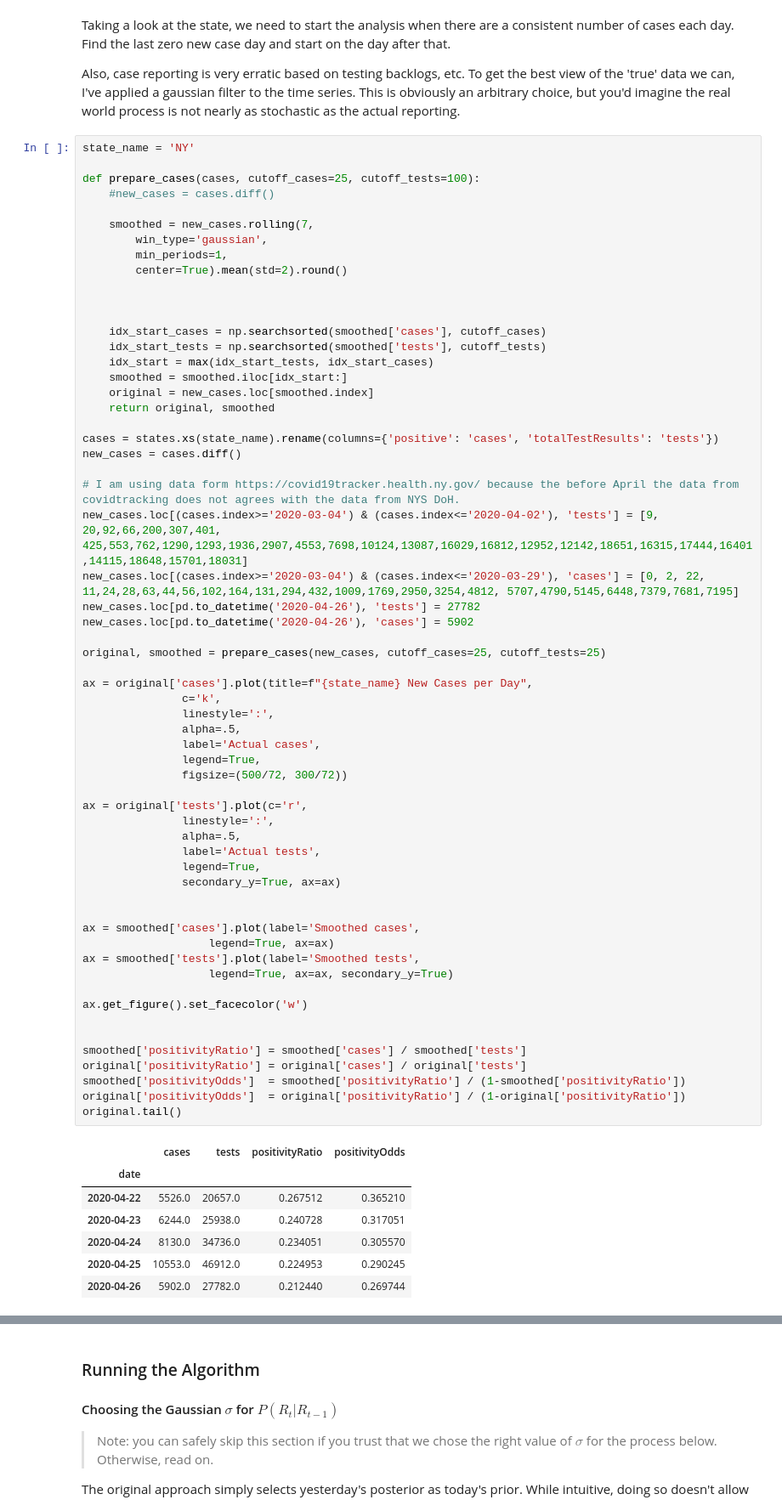
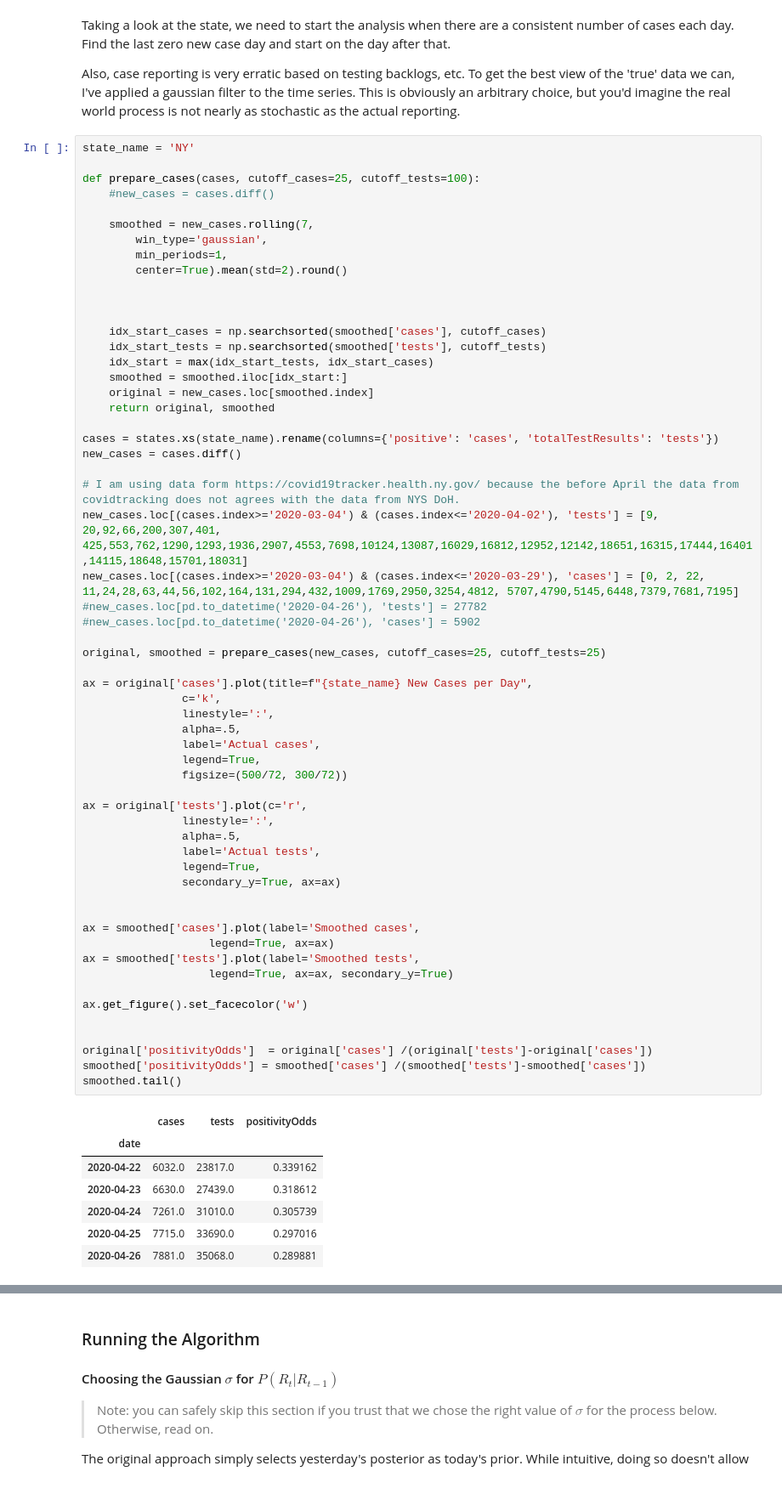
Before and after one commit to ababino/covid-19, a Jupyter notebook: Realtime R0 with binomial.ipynb, the cells around one changed output, grey strips where cells are left out. Shown: that part at 85% size. Saved outputs shown, nothing was run; the diff lists cells and outputs as text.

```diff
--- a/Realtime R0 with binomial.ipynb
+++ b/Realtime R0 with binomial.ipynb
@@ -296,48 +296,46 @@ new_cases = cases.diff()
 # I am using data form https://covid19tracker.health.ny.gov/ because the before April the data from covidtracking does not agrees with the data from NYS DoH.
 new_cases.loc[(cases.index>='2020-03-04') & (cases.index<='2020-04-02'), 'tests'] = [9, 20,92,66,200,307,401, 425,553,762,1290,1293,1936,2907,4553,7698,10124,13087,16029,16812,12952,12142,18651,16315,17444,16401,14115,18648,15701,18031]
 new_cases.loc[(cases.index>='2020-03-04') & (cases.index<='2020-03-29'), 'cases'] = [0, 2, 22, 11,24,28,63,44,56,102,164,131,294,432,1009,1769,2950,3254,4812, 5707,4790,5145,6448,7379,7681,7195]
-new_cases.loc[pd.to_datetime('2020-04-26'), 'tests'] = 27782
-new_cases.loc[pd.to_datetime('2020-04-26'), 'cases'] = 5902
+#new_cases.loc[pd.to_datetime('2020-04-26'), 'tests'] = 27782
+#new_cases.loc[pd.to_datetime('2020-04-26'), 'cases'] = 5902
 
 original, smoothed = prepare_cases(new_cases, cutoff_cases=25, cutoff_tests=25)
 
 ax = original['cases'].plot(title=f"{state_name} New Cases per Day",
                c='k',
                linestyle=':',
                alpha=.5,
                label='Actual cases',
                legend=True,
                figsize=(500/72, 300/72))
 
 ax = original['tests'].plot(c='r',
                linestyle=':',
                alpha=.5,
                label='Actual tests',
                legend=True,
                secondary_y=True, ax=ax)
 
 
 ax = smoothed['cases'].plot(label='Smoothed cases',
                    legend=True, ax=ax)
 ax = smoothed['tests'].plot(label='Smoothed tests',
                    legend=True, ax=ax, secondary_y=True)
 
 ax.get_figure().set_facecolor('w')
 
 
-smoothed['positivityRatio'] = smoothed['cases'] / smoothed['tests']
-original['positivityRatio'] = original['cases'] / original['tests']
-smoothed['positivityOdds']  = smoothed['positivityRatio'] / (1-smoothed['positivityRatio'])
-original['positivityOdds']  = original['positivityRatio'] / (1-original['positivityRatio'])
-original.tail()
+original['positivityOdds']  = original['cases'] /(original['tests']-original['cases'])
+smoothed['positivityOdds'] = smoothed['cases'] /(smoothed['tests']-smoothed['cases'])
+smoothed.tail()
 # %% [output]
-|  | cases | tests | positivityRatio | positivityOdds |
-| date |  |  |  |  |
-| 2020-04-22 | 5526.0 | 20657.0 | 0.267512 | 0.365210 |
-| 2020-04-23 | 6244.0 | 25938.0 | 0.240728 | 0.317051 |
-| 2020-04-24 | 8130.0 | 34736.0 | 0.234051 | 0.305570 |
-| 2020-04-25 | 10553.0 | 46912.0 | 0.224953 | 0.290245 |
-| 2020-04-26 | 5902.0 | 27782.0 | 0.212440 | 0.269744 |
+|  | cases | tests | positivityOdds |
+| date |  |  |  |
+| 2020-04-22 | 6032.0 | 23817.0 | 0.339162 |
+| 2020-04-23 | 6630.0 | 27439.0 | 0.318612 |
+| 2020-04-24 | 7261.0 | 31010.0 | 0.305739 |
+| 2020-04-25 | 7715.0 | 33690.0 | 0.297016 |
+| 2020-04-26 | 7881.0 | 35068.0 | 0.289881 |
 [figure]
 # %% [markdown]
 ### Running the Algorithm
```
Also changed, not shown: parts of 4 cells of this notebook, 1 other file.
